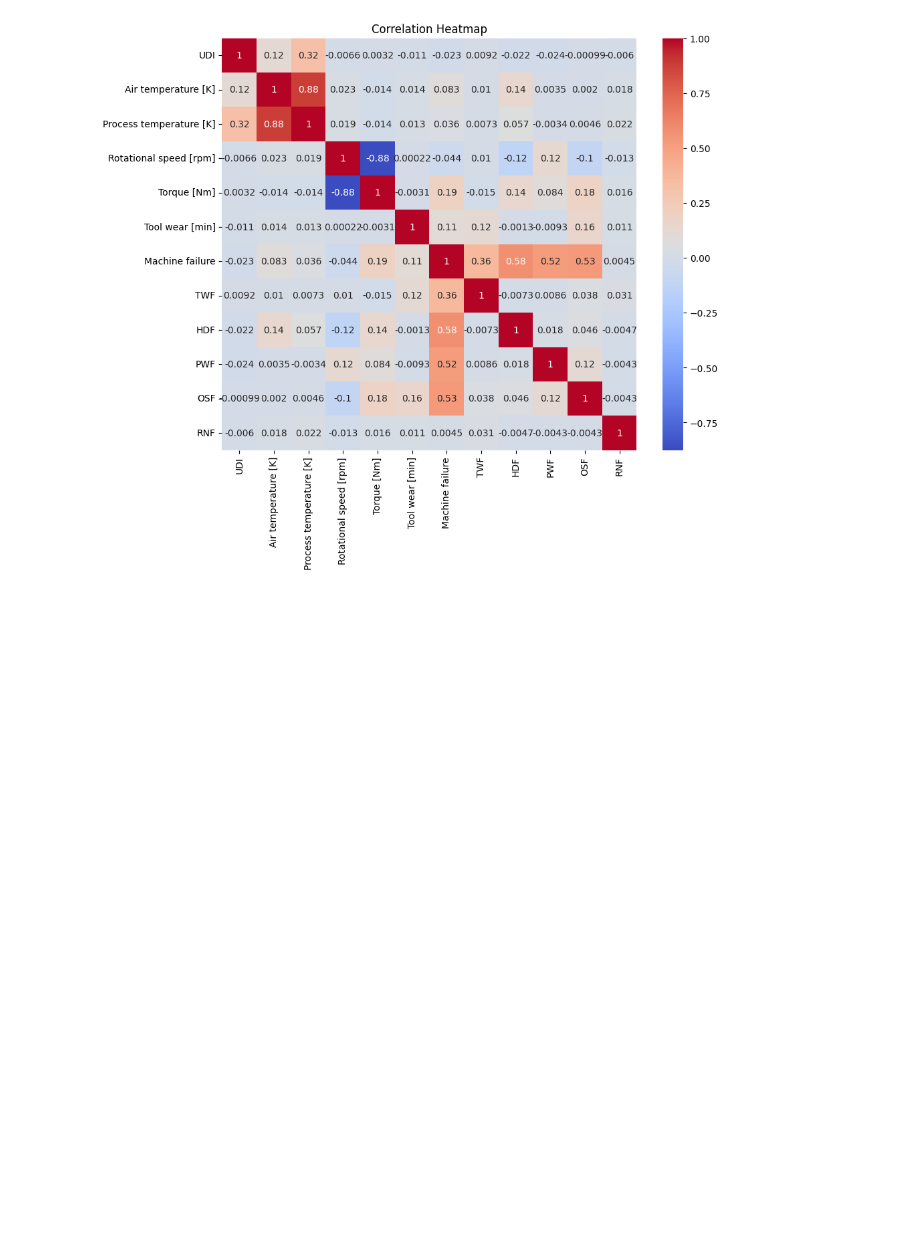
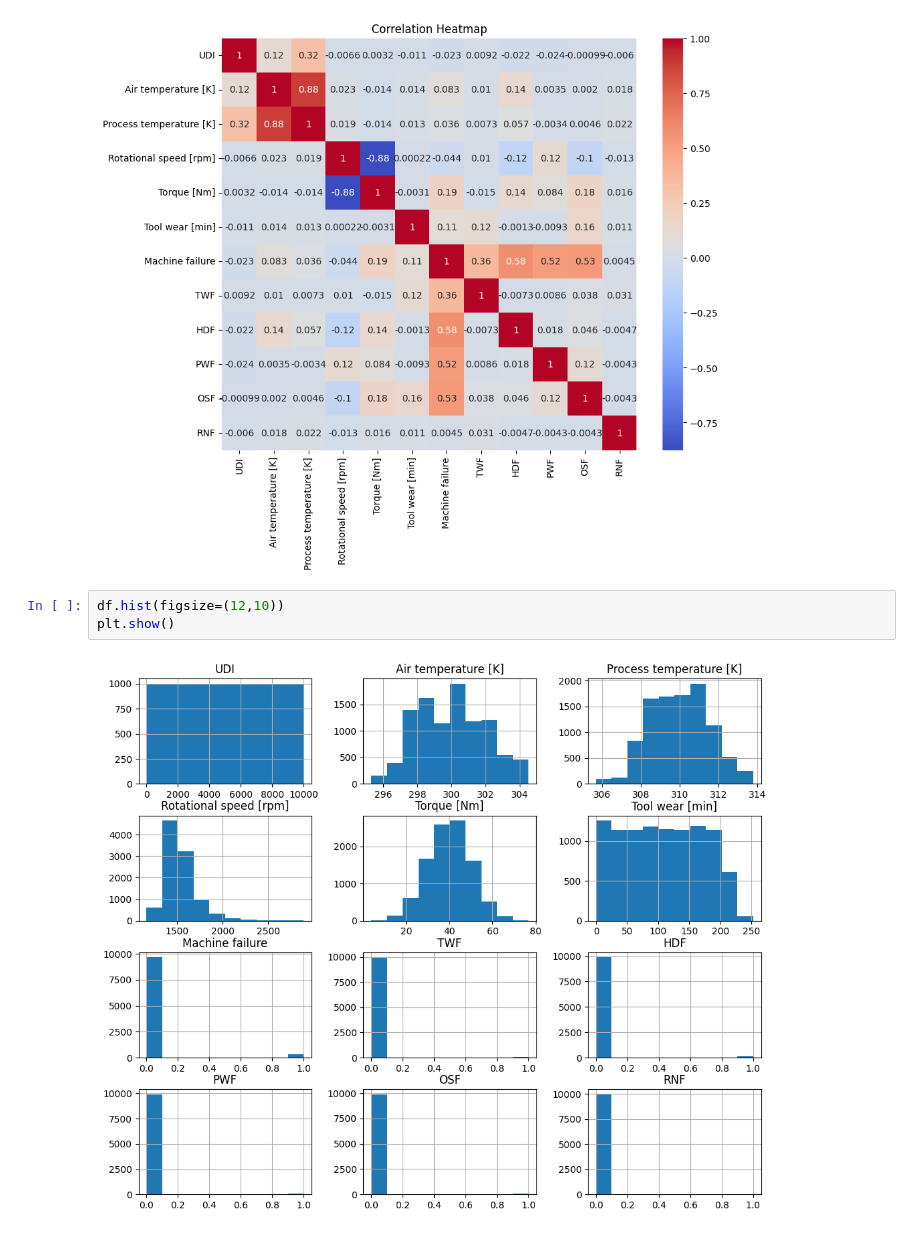
Before and after one commit to ashu284/FactoryGuard-AI, a Jupyter notebook: notebooks/01_eda.ipynb, the cells around one changed output. Cells and saved outputs as stored; diff of their text form; blank space fills up the shorter version.

```diff
--- a/notebooks/01_eda.ipynb
+++ b/notebooks/01_eda.ipynb
@@ -68,3 +80,8 @@ plt.title("Correlation Heatmap")
 plt.show()
 # %% [output]
 [figure]
+# %%
+df.hist(figsize=(12,10))
+plt.show()
+# %% [output]
+[figure, added]
```
Also changed, not shown: parts of 3 cells of this notebook, 3 other files.
